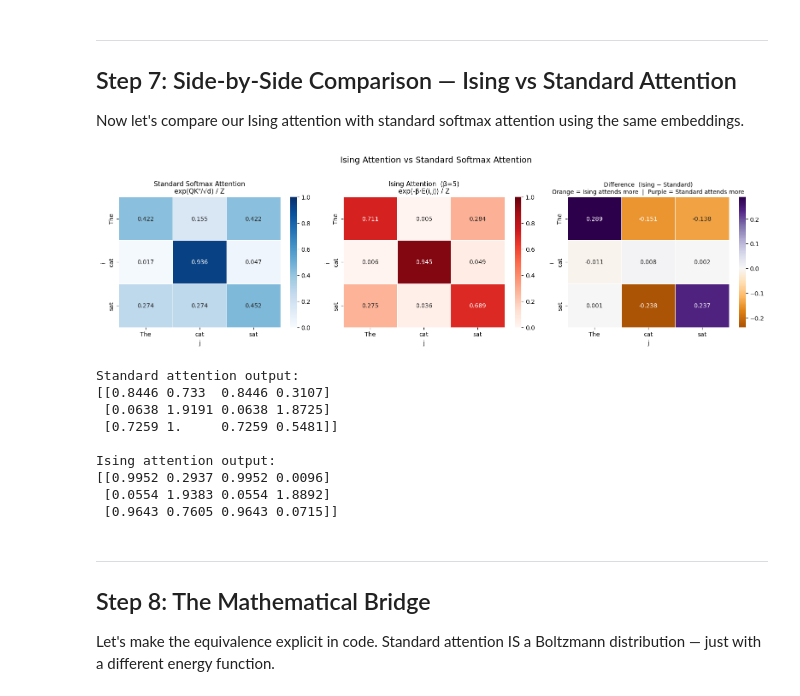
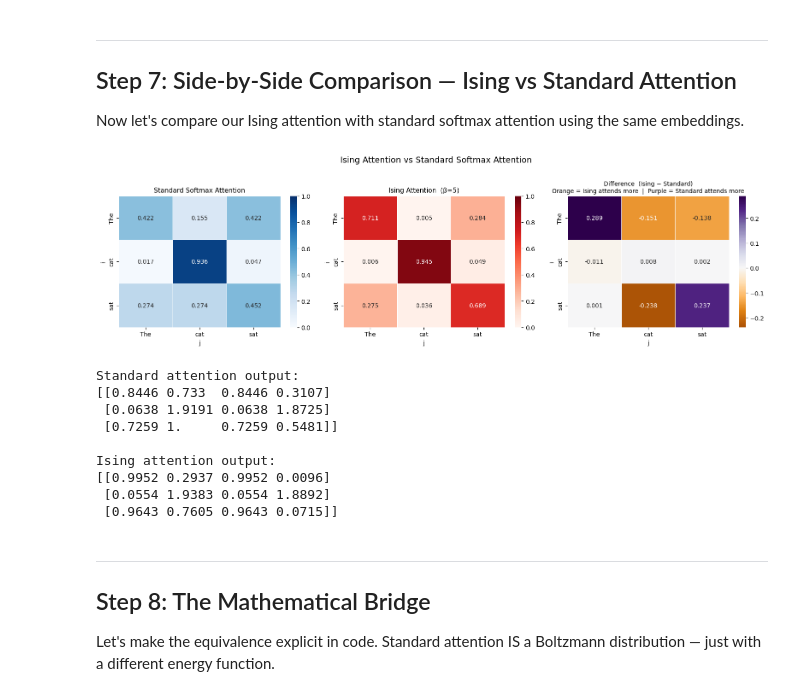
Before and after one commit to lehar-joshi/Icsc-2026, a Jupyter notebook: ising_attention_classical.ipynb, the cells around one changed output. Saved outputs shown, nothing was run; the diff lists cells and outputs as text; code cells hidden in the pictures.

```diff
--- a/ising_attention_classical.ipynb
+++ b/ising_attention_classical.ipynb
@@ -312,38 +312,38 @@ fig, axes = plt.subplots(1, 3, figsize=(16, 4.5))
 # Standard attention
 sns.heatmap(A_std, annot=True, fmt='.3f', cmap='Blues',
             xticklabels=tokens, yticklabels=tokens,
             linewidths=0.5, ax=axes[0], vmin=0, vmax=1)
-axes[0].set_title('Standard Softmax Attention\n'
-                  'exp(QKᵀ/√d) / Z', fontsize=11)
+axes[0].set_title('Standard Softmax Attention'
+                , fontsize=11)
 axes[0].set_xlabel('j'); axes[0].set_ylabel('i')
 
 # Ising attention
 sns.heatmap(A_ising, annot=True, fmt='.3f', cmap='Reds',
             xticklabels=tokens, yticklabels=tokens,
             linewidths=0.5, ax=axes[1], vmin=0, vmax=1)
-axes[1].set_title('Ising Attention  (β=5)\n'
-                  'exp(-β·E(i,j)) / Z', fontsize=11)
+axes[1].set_title('Ising Attention  (β=5)'
+                  , fontsize=11)
 axes[1].set_xlabel('j'); axes[1].set_ylabel('i')
 
 # Difference
 diff = A_ising - A_std
 sns.heatmap(diff, annot=True, fmt='.3f', cmap='PuOr',
             xticklabels=tokens, yticklabels=tokens,
             linewidths=0.5, ax=axes[2], center=0)
 axes[2].set_title('Difference  (Ising − Standard)\n'
                   'Orange = Ising attends more  |  Purple = Standard attends more', fontsize=10)
 axes[2].set_xlabel('j'); axes[2].set_ylabel('i')
 
 plt.suptitle('Ising Attention vs Standard Softmax Attention', fontsize=14, y=1.02)
 plt.tight_layout()
 plt.show()
 
 print('Standard attention output:')
 print(np.round(output_std, 4))
 print('\nIsing attention output:')
 print(np.round(output_ising, 4))
 # %% [output]
-[figure, old version]
+[figure, new version]
 Standard attention output:
 [[0.8446 0.733  0.8446 0.3107]
  [0.0638 1.9191 0.0638 1.8725]
```
Also changed, not shown: 1 other file.
